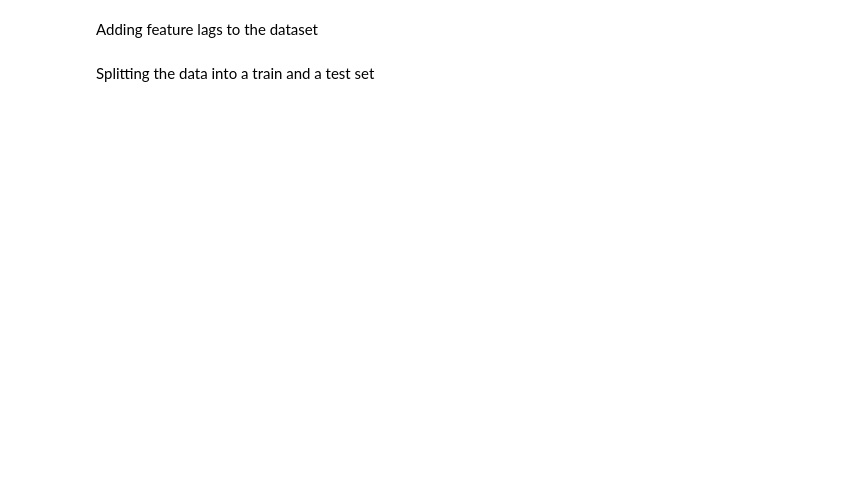
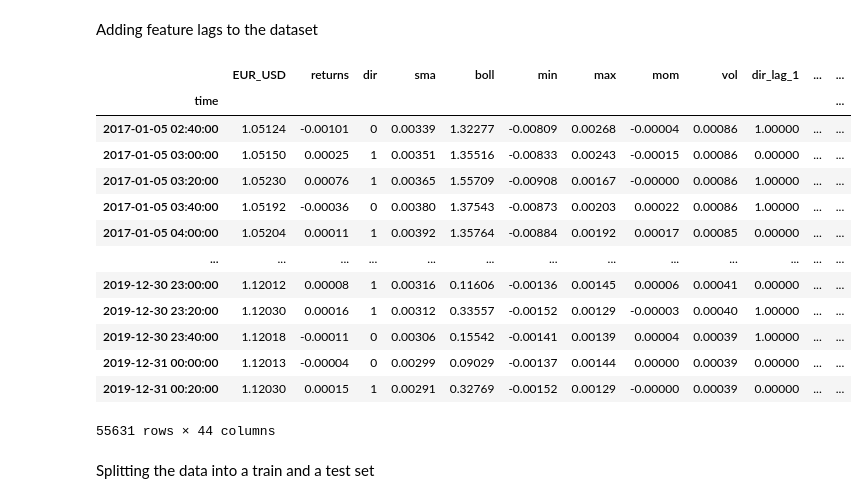
Before and after one commit to Matthew-Hughes3488/Trading-bot, a Jupyter notebook: DNN.ipynb, the cells around one changed output. Cells and saved outputs as stored; diff of their text form; code cells hidden in the pictures; blank space fills up the shorter version.

```diff
--- a/DNN.ipynb
+++ b/DNN.ipynb
@@ -40,13 +68,29 @@ Adding feature lags to the dataset
 # %%
 lags = 5
 cols = []
 features = ["dir", "sma", "boll", "min", "max", "mom", "vol"]
 for f in features:
         for lag in range(1, lags + 1):
             col = "{}_lag_{}".format(f, lag)
             df[col] = df[f].shift(lag)
             cols.append(col)
 df.dropna(inplace = True)
+df
+# %% [output]
+|  | EUR_USD | returns | dir | sma | boll | min | max | mom | vol | dir_lag_1 | ... | ... |
+| time |  |  |  |  |  |  |  |  |  |  |  | ... |
+| 2017-01-05 02:40:00 | 1.05124 | -0.00101 | 0 | 0.00339 | 1.32277 | -0.00809 | 0.00268 | -0.00004 | 0.00086 | 1.00000 | ... | ... |
+| 2017-01-05 03:00:00 | 1.05150 | 0.00025 | 1 | 0.00351 | 1.35516 | -0.00833 | 0.00243 | -0.00015 | 0.00086 | 0.00000 | ... | ... |
+| 2017-01-05 03:20:00 | 1.05230 | 0.00076 | 1 | 0.00365 | 1.55709 | -0.00908 | 0.00167 | -0.00000 | 0.00086 | 1.00000 | ... | ... |
+| 2017-01-05 03:40:00 | 1.05192 | -0.00036 | 0 | 0.00380 | 1.37543 | -0.00873 | 0.00203 | 0.00022 | 0.00086 | 1.00000 | ... | ... |
+| 2017-01-05 04:00:00 | 1.05204 | 0.00011 | 1 | 0.00392 | 1.35764 | -0.00884 | 0.00192 | 0.00017 | 0.00085 | 0.00000 | ... | ... |
+| ... | ... | ... | ... | ... | ... | ... | ... | ... | ... | ... | ... | ... |
+| 2019-12-30 23:00:00 | 1.12012 | 0.00008 | 1 | 0.00316 | 0.11606 | -0.00136 | 0.00145 | 0.00006 | 0.00041 | 0.00000 | ... | ... |
+| 2019-12-30 23:20:00 | 1.12030 | 0.00016 | 1 | 0.00312 | 0.33557 | -0.00152 | 0.00129 | -0.00003 | 0.00040 | 1.00000 | ... | ... |
+| 2019-12-30 23:40:00 | 1.12018 | -0.00011 | 0 | 0.00306 | 0.15542 | -0.00141 | 0.00139 | 0.00004 | 0.00039 | 1.00000 | ... | ... |
+| 2019-12-31 00:00:00 | 1.12013 | -0.00004 | 0 | 0.00299 | 0.09029 | -0.00137 | 0.00144 | 0.00000 | 0.00039 | 0.00000 | ... | ... |
+| 2019-12-31 00:20:00 | 1.12030 | 0.00015 | 1 | 0.00291 | 0.32769 | -0.00152 | 0.00129 | -0.00000 | 0.00039 | 0.00000 | ... | ... |
+55631 rows × 44 columns
 # %% [markdown]
 Splitting the data into a train and a test set
 # %%
```
Also changed, not shown: parts of 18 cells of this notebook, 9 other files.
